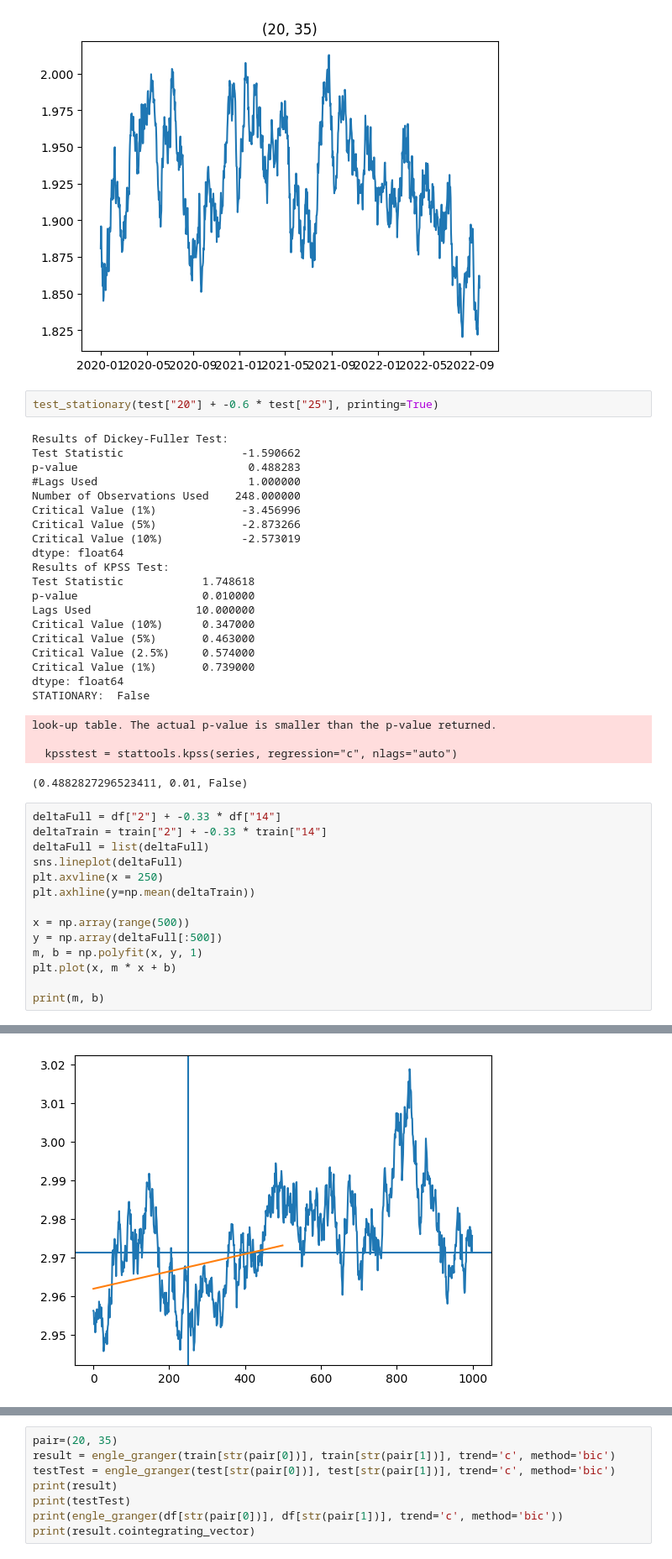
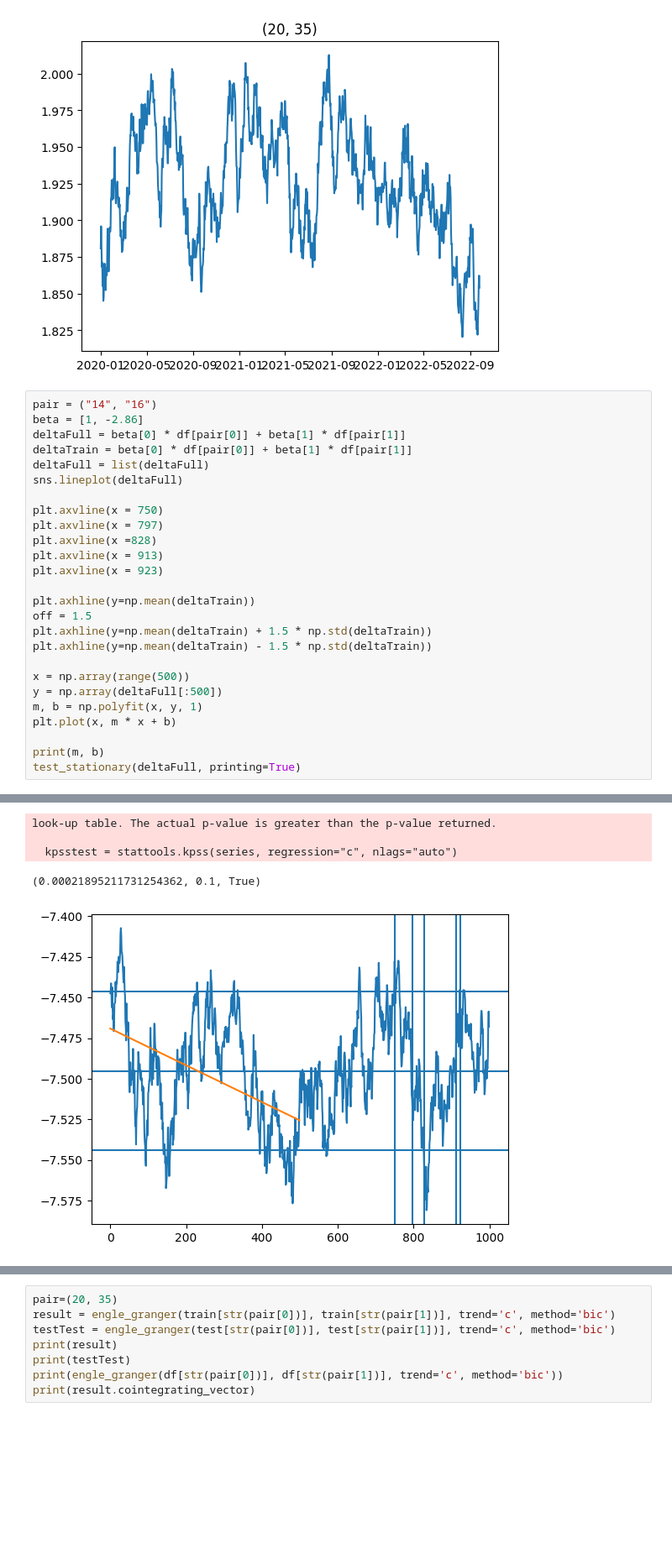
Before and after one commit to Troppydash/algothon, a Jupyter notebook: da/khang_pairs.ipynb, the cells around one changed output, grey strips where cells are left out. Shown at 84% size. Saved outputs shown, nothing was run; the diff lists cells and outputs as text; blank space fills up the shorter version.

Commit message:
Testing out more pairs

```diff
--- a/da/khang_pairs.ipynb
+++ b/da/khang_pairs.ipynb
@@ -161,39 +156,24 @@ for pair in pairs:
 [figure]
 [figure]
 [figure]
-# %%
-test_stationary(test["20"] + -0.6 * test["25"], printing=True)
-# %% [output]
-Results of Dickey-Fuller Test:
-Test Statistic                  -1.590662
-p-value                          0.488283
-#Lags Used                       1.000000
-Number of Observations Used    248.000000
-Critical Value (1%)             -3.456996
-Critical Value (5%)             -2.873266
-Critical Value (10%)            -2.573019
-dtype: float64
-Results of KPSS Test:
-Test Statistic            1.748618
-p-value                   0.010000
-Lags Used                10.000000
-Critical Value (10%)      0.347000
-Critical Value (5%)       0.463000
-Critical Value (2.5%)     0.574000
-Critical Value (1%)       0.739000
-dtype: float64
-STATIONARY:  False
-look-up table. The actual p-value is smaller than the p-value returned.
-
-  kpsstest = stattools.kpss(series, regression="c", nlags="auto")
-(0.4882827296523411, 0.01, False)
 # %%
-deltaFull = df["2"] + -0.33 * df["14"]
-deltaTrain = train["2"] + -0.33 * train["14"]
+pair = ("14", "16")
+beta = [1, -2.86]
+deltaFull = beta[0] * df[pair[0]] + beta[1] * df[pair[1]]
+deltaTrain = beta[0] * df[pair[0]] + beta[1] * df[pair[1]]
 deltaFull = list(deltaFull)
 sns.lineplot(deltaFull)
-plt.axvline(x = 250)
+
+plt.axvline(x = 750)
+plt.axvline(x = 797)
+plt.axvline(x =828)
+plt.axvline(x = 913)
+plt.axvline(x = 923)
+
 plt.axhline(y=np.mean(deltaTrain))
+off = 1.5
+plt.axhline(y=np.mean(deltaTrain) + 1.5 * np.std(deltaTrain))
+plt.axhline(y=np.mean(deltaTrain) - 1.5 * np.std(deltaTrain))
 
 x = np.array(range(500))
 y = np.array(deltaFull[:500])
@@ -201,4 +181,5 @@ m, b = np.polyfit(x, y, 1)
 plt.plot(x, m * x + b)
 
 print(m, b)
+test_stationary(deltaFull, printing=True)
 # %% [output]
@@ -206 +206,5 @@ print(m, b)
+look-up table. The actual p-value is greater than the p-value returned.
+
+  kpsstest = stattools.kpss(series, regression="c", nlags="auto")
+(0.00021895211731254362, 0.1, True)
-[figure, old version]
+[figure, new version]
```
Also changed, not shown: parts of 3 cells of this notebook, 4 other files.
